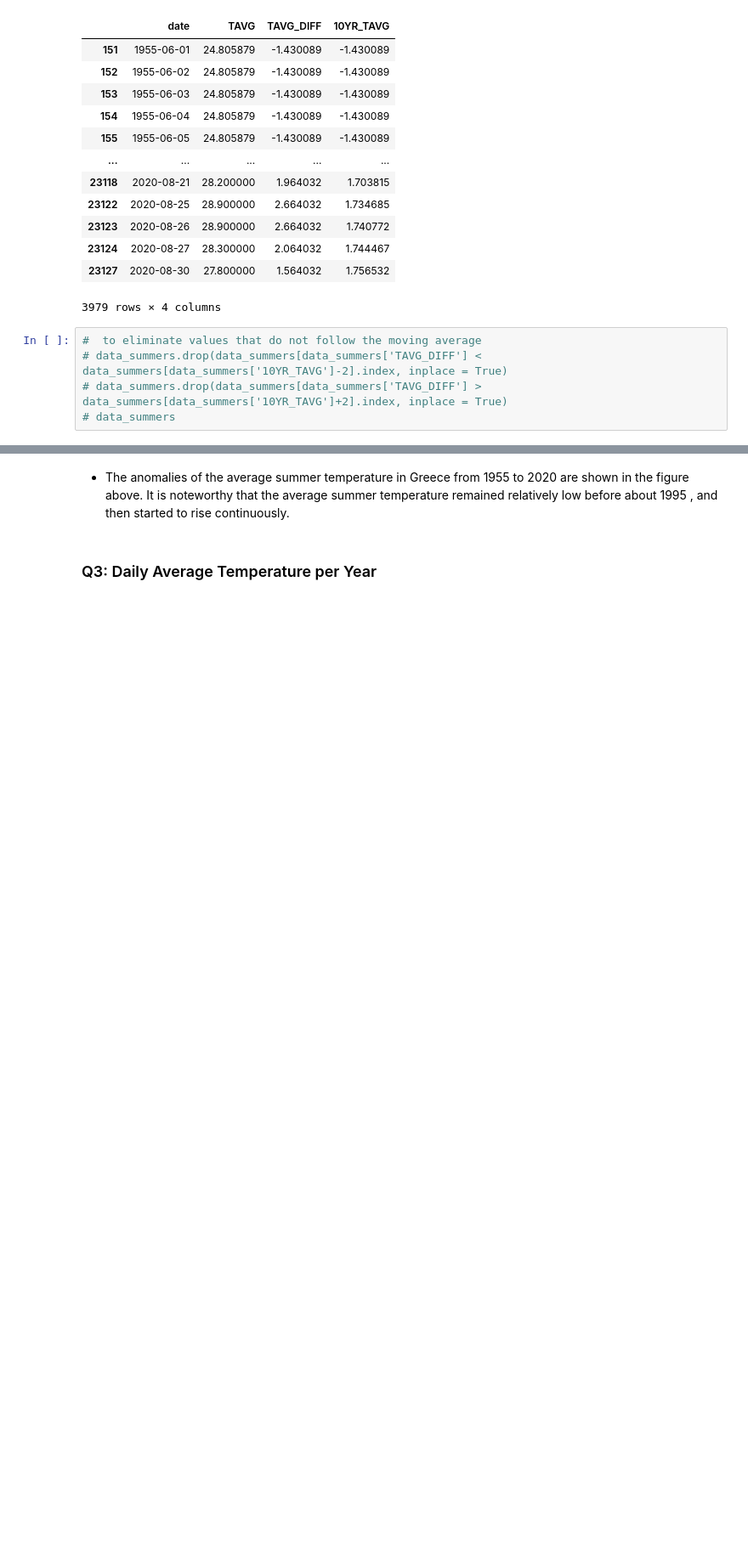
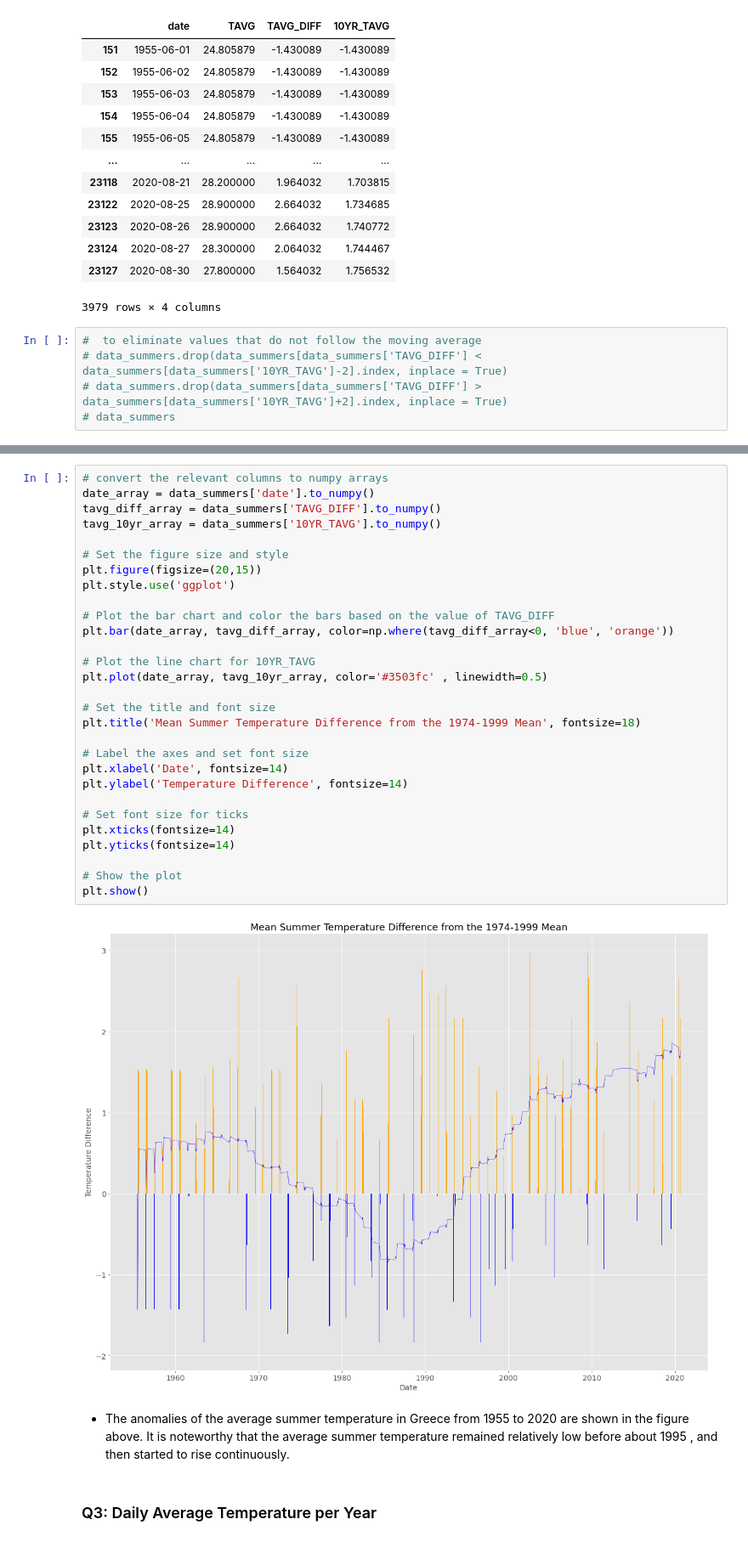
Before and after one commit to LazarosPan/Investigating-the-weather-in-Athens, a Jupyter notebook: deliverable_EN.ipynb, the cells around one changed output, grey strips where cells are left out. Shown at 85% size. Saved outputs shown, nothing was run; the diff lists cells and outputs as text; blank space fills up the shorter version.

```diff
--- a/deliverable_EN.ipynb
+++ b/deliverable_EN.ipynb
@@ -353,3 +353,34 @@ plt.show()
+# %%
+# convert the relevant columns to numpy arrays
+date_array = data_summers['date'].to_numpy()
+tavg_diff_array = data_summers['TAVG_DIFF'].to_numpy()
+tavg_10yr_array = data_summers['10YR_TAVG'].to_numpy()
+
+# Set the figure size and style
+plt.figure(figsize=(20,15))
+plt.style.use('ggplot')
+
+# Plot the bar chart and color the bars based on the value of TAVG_DIFF
+plt.bar(date_array, tavg_diff_array, color=np.where(tavg_diff_array<0, 'blue', 'orange'))
+
+# Plot the line chart for 10YR_TAVG
+plt.plot(date_array, tavg_10yr_array, color='#3503fc' , linewidth=0.5)
+
+# Set the title and font size
+plt.title('Mean Summer Temperature Difference from the 1974-1999 Mean', fontsize=18)
+
+# Label the axes and set font size
+plt.xlabel('Date', fontsize=14)
+plt.ylabel('Temperature Difference', fontsize=14)
+
+# Set font size for ticks
+plt.xticks(fontsize=14)
+plt.yticks(fontsize=14)
+
+# Show the plot
+plt.show()
+# %% [output]
+[figure, added]
 # %% [markdown]
 * The anomalies of the average summer temperature in Greece from 1955 to 2020 are shown in the figure above. It is noteworthy that the average summer temperature remained relatively low before about 1995 , and then started to rise continuously.
 # %% [markdown]
```
Also changed, not shown: parts of 1 cell of this notebook, 1 other file.
